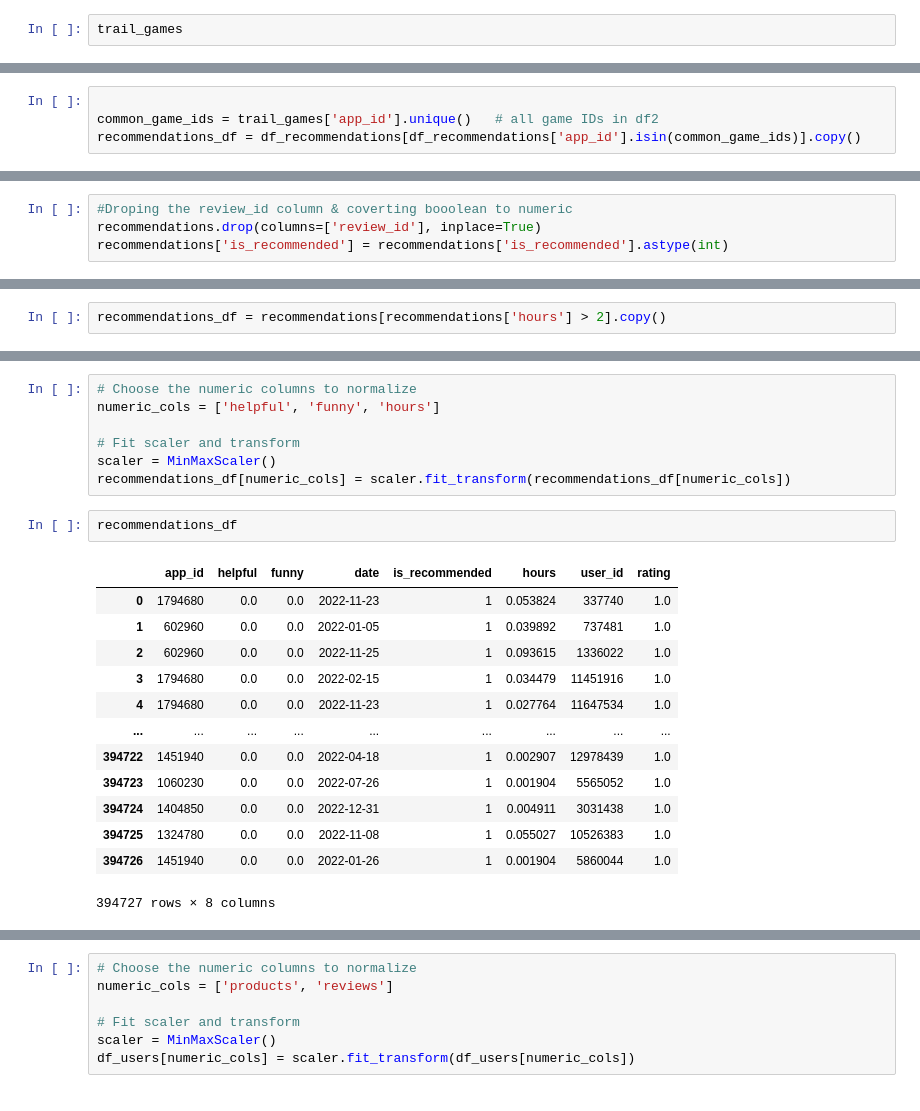
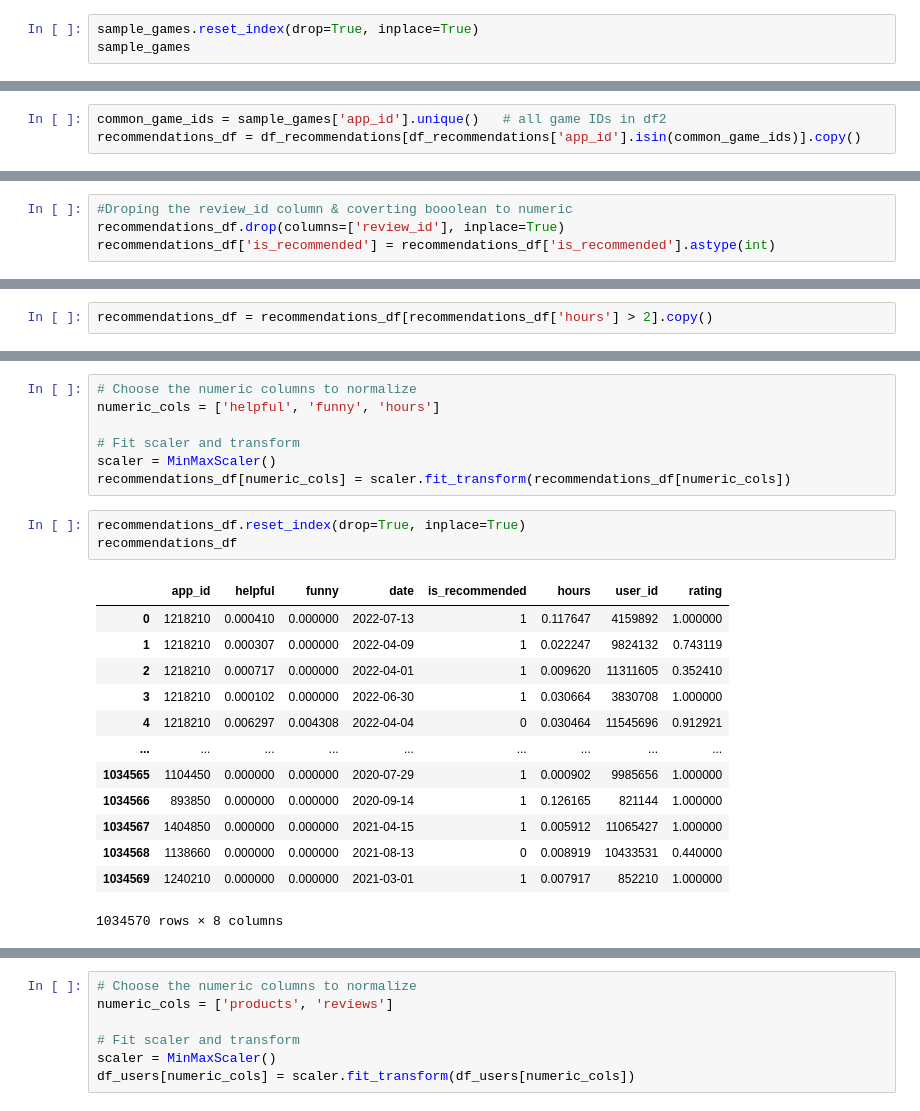
Before and after one commit to MaxSchikofski39/SteamGameRecom, a Jupyter notebook: Preprocessing_v2.ipynb, the cells around one changed output, grey strips where cells are left out. Cells and saved outputs as stored; diff of their text form.

```diff
--- a/Preprocessing_v2.ipynb
+++ b/Preprocessing_v2.ipynb
@@ -387,3 +386,4 @@ trail_games = games_processed[games_processed['date_release'].dt.year >= 2022]
 # %%
-trail_games
+sample_games.reset_index(drop=True, inplace=True)
+sample_games
 # %% [output]
@@ -403,4 +403,3 @@ trail_games
 # %%
-
-common_game_ids = trail_games['app_id'].unique()   # all game IDs in df2
+common_game_ids = sample_games['app_id'].unique()   # all game IDs in df2
 recommendations_df = df_recommendations[df_recommendations['app_id'].isin(common_game_ids)].copy()
@@ -467,4 +434,4 @@ recommendations
 # %%
 #Droping the review_id column & coverting booolean to numeric
-recommendations.drop(columns=['review_id'], inplace=True)
-recommendations['is_recommended'] = recommendations['is_recommended'].astype(int)
+recommendations_df.drop(columns=['review_id'], inplace=True)
+recommendations_df['is_recommended'] = recommendations_df['is_recommended'].astype(int)
@@ -502,5 +459,5 @@ count
 # %%
-recommendations_df = recommendations[recommendations['hours'] > 2].copy()
+recommendations_df = recommendations_df[recommendations_df['hours'] > 2].copy()
 # %%
 recommendations_df
 # %% [output]
@@ -569,18 +526,19 @@ numeric_cols = ['helpful', 'funny', 'hours']
 scaler = MinMaxScaler()
 recommendations_df[numeric_cols] = scaler.fit_transform(recommendations_df[numeric_cols])
 # %%
+recommendations_df.reset_index(drop=True, inplace=True)
 recommendations_df
 # %% [output]
 |  | app_id | helpful | funny | date | is_recommended | hours | user_id | rating |
-| 0 | 1794680 | 0.0 | 0.0 | 2022-11-23 | 1 | 0.053824 | 337740 | 1.0 |
-| 1 | 602960 | 0.0 | 0.0 | 2022-01-05 | 1 | 0.039892 | 737481 | 1.0 |
-| 2 | 602960 | 0.0 | 0.0 | 2022-11-25 | 1 | 0.093615 | 1336022 | 1.0 |
-| 3 | 1794680 | 0.0 | 0.0 | 2022-02-15 | 1 | 0.034479 | 11451916 | 1.0 |
-| 4 | 1794680 | 0.0 | 0.0 | 2022-11-23 | 1 | 0.027764 | 11647534 | 1.0 |
+| 0 | 1218210 | 0.000410 | 0.000000 | 2022-07-13 | 1 | 0.117647 | 4159892 | 1.000000 |
+| 1 | 1218210 | 0.000307 | 0.000000 | 2022-04-09 | 1 | 0.022247 | 9824132 | 0.743119 |
+| 2 | 1218210 | 0.000717 | 0.000000 | 2022-04-01 | 1 | 0.009620 | 11311605 | 0.352410 |
+| 3 | 1218210 | 0.000102 | 0.000000 | 2022-06-30 | 1 | 0.030664 | 3830708 | 1.000000 |
+| 4 | 1218210 | 0.006297 | 0.004308 | 2022-04-04 | 0 | 0.030464 | 11545696 | 0.912921 |
 | ... | ... | ... | ... | ... | ... | ... | ... | ... |
-| 394722 | 1451940 | 0.0 | 0.0 | 2022-04-18 | 1 | 0.002907 | 12978439 | 1.0 |
-| 394723 | 1060230 | 0.0 | 0.0 | 2022-07-26 | 1 | 0.001904 | 5565052 | 1.0 |
-| 394724 | 1404850 | 0.0 | 0.0 | 2022-12-31 | 1 | 0.004911 | 3031438 | 1.0 |
-| 394725 | 1324780 | 0.0 | 0.0 | 2022-11-08 | 1 | 0.055027 | 10526383 | 1.0 |
-| 394726 | 1451940 | 0.0 | 0.0 | 2022-01-26 | 1 | 0.001904 | 5860044 | 1.0 |
+| 1034565 | 1104450 | 0.000000 | 0.000000 | 2020-07-29 | 1 | 0.000902 | 9985656 | 1.000000 |
+| 1034566 | 893850 | 0.000000 | 0.000000 | 2020-09-14 | 1 | 0.126165 | 821144 | 1.000000 |
+| 1034567 | 1404850 | 0.000000 | 0.000000 | 2021-04-15 | 1 | 0.005912 | 11065427 | 1.000000 |
+| 1034568 | 1138660 | 0.000000 | 0.000000 | 2021-08-13 | 0 | 0.008919 | 10433531 | 0.440000 |
+| 1034569 | 1240210 | 0.000000 | 0.000000 | 2021-03-01 | 1 | 0.007917 | 852210 | 1.000000 |
-394727 rows × 8 columns
+1034570 rows × 8 columns
```
Also changed, not shown: parts of 34 cells of this notebook, 3 other files.
